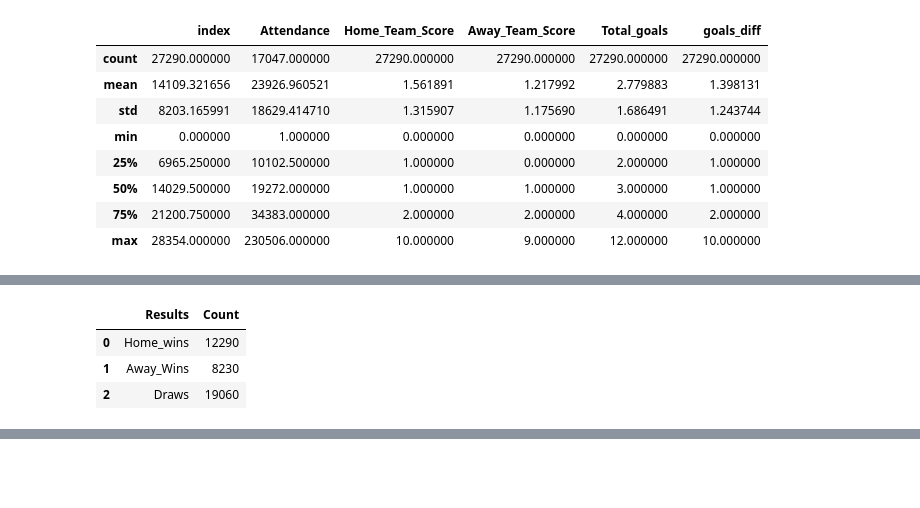
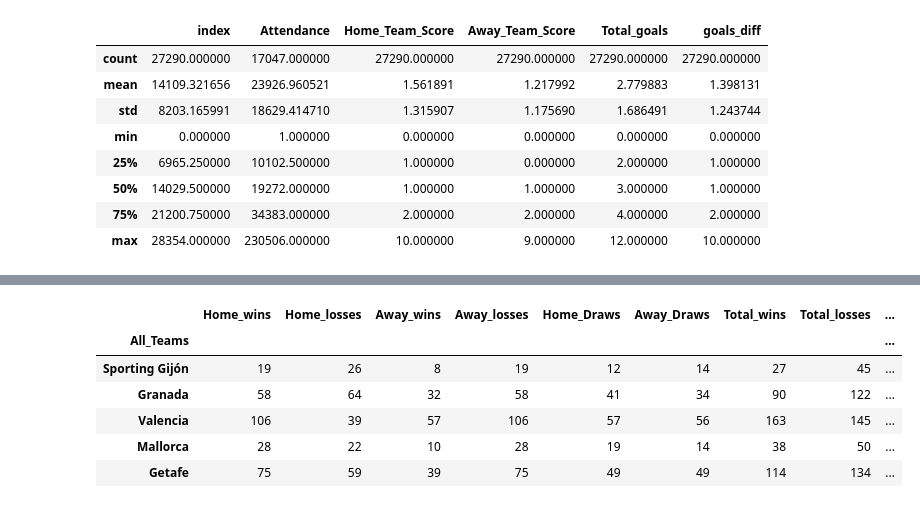
Before and after one commit to MohammedAljaafai/Football_Matches_Recommendation_System_Capstone, a Jupyter notebook: Football_EDA.ipynb, the cells around one changed output, grey strips where cells are left out. Cells and saved outputs as stored; diff of their text form; code cells hidden in the pictures; blank space fills up the shorter version.

```diff
--- a/Football_EDA.ipynb
+++ b/Football_EDA.ipynb
@@ -515,26 +529,3 @@ See the caveats in the documentation: https://pandas.pydata.org/pandas-docs/stab
-# %%
-Home_wins=0
-Away_Wins=0
-Draws=0
-for i in range(len(df)):
-    if df.Home_Team_Score[i] > df.Away_Team_Score[i]:
-        Home_wins = Home_wins + 1
-    if df.Home_Team_Score[i] < df.Away_Team_Score[i]:
-        Away_Wins = Away_Wins + 1
-    else:
-        Draws = Draws + 1
-
-Results=['Home_wins', 'Away_Wins', 'Draws']
-Count= [Home_wins, Away_Wins, Draws]
-results_count = pd.DataFrame()
-results_count['Results'] = Results
-results_count['Count'] = Count
-results_count
-# %% [output]
-|  | Results | Count |
-| 0 | Home_wins | 12290 |
-| 1 | Away_Wins | 8230 |
-| 2 | Draws | 19060 |
 # %%
 fig = px.bar(results_count.groupby(Results).Count.mean()
  ,title="Away Team Goals count")
@@ -548,3 +539,41 @@ fig.update_layout(
 fig.show()
 # %% [output]
 [interactive output not drawn]
+# %%
+#Creating a new dataframe that contains home, away, wins and draws, total wins ans losses and winning percentage
+Teams_win_loss_count = pd.DataFrame()
+Teams_win_loss_count['All_Teams'] = df.Home.unique()
+Teams_win_loss_count['Home_wins'] = 0
+Teams_win_loss_count['Home_losses'] = 0
+Teams_win_loss_count['Away_wins'] = 0
+Teams_win_loss_count['Away_losses'] = 0
+Teams_win_loss_count['Home_Draws'] =  0
+Teams_win_loss_count['Away_Draws'] =  0
+Teams_win_loss_count.set_index("All_Teams", inplace = True)
+
+
+for i in range(len(df)):
+    if df.Home_Team_Score[i] > df.Away_Team_Score[i]:
+        Teams_win_loss_count['Home_wins'][df.Home[i]]= Teams_win_loss_count['Home_wins'][df.Home[i]] + 1
+        Teams_win_loss_count['Away_losses'][df.Home[i]]= Teams_win_loss_count['Away_losses'][df.Home[i]] + 1
+    if df.Home_Team_Score[i] < df.Away_Team_Score[i]:
+        Teams_win_loss_count['Away_wins'][df.Away[i]]= Teams_win_loss_count['Away_wins'][df.Away[i]] + 1
+        Teams_win_loss_count['Home_losses'][df.Home[i]]= Teams_win_loss_count['Home_losses'][df.Home[i]] + 1
+    if df.Home_Team_Score[i] == df.Away_Team_Score[i]:
+        Teams_win_loss_count['Home_Draws'][df.Home[i]]= Teams_win_loss_count['Home_Draws'][df.Home[i]] + 1
+        Teams_win_loss_count['Away_Draws'][df.Away[i]]= Teams_win_loss_count['Away_Draws'][df.Away[i]] + 1
+
+Teams_win_loss_count['Total_wins'] = Teams_win_loss_count['Home_wins'] + Teams_win_loss_count['Away_wins']
+Teams_win_loss_count['Total_losses'] = Teams_win_loss_count['Home_losses'] + Teams_win_loss_count['Away_losses']
+Teams_win_loss_count['Total_Draws'] = Teams_win_loss_count['Home_Draws'] + Teams_win_loss_count['Away_Draws']
+Teams_win_loss_count['Winning_percentage'] = (Teams_win_loss_count['Total_wins'] / (Teams_win_loss_count['Total_losses'] + Teams_win_loss_count['Total_Draws'] + Teams_win_loss_count['Total_wins']))*100
+# %%
+Teams_win_loss_count.head(5)
+# %% [output]
+|  | Home_wins | Home_losses | Away_wins | Away_losses | Home_Draws | Away_Draws | Total_wins | Total_losses | ... |
+| All_Teams |  |  |  |  |  |  |  |  | ... |
+| Sporting Gijón | 19 | 26 | 8 | 19 | 12 | 14 | 27 | 45 | ... |
+| Granada | 58 | 64 | 32 | 58 | 41 | 34 | 90 | 122 | ... |
+| Valencia | 106 | 39 | 57 | 106 | 57 | 56 | 163 | 145 | ... |
+| Mallorca | 28 | 22 | 10 | 28 | 19 | 14 | 38 | 50 | ... |
+| Getafe | 75 | 59 | 39 | 75 | 49 | 49 | 114 | 134 | ... |
```
Also changed, not shown: parts of 29 cells of this notebook.
